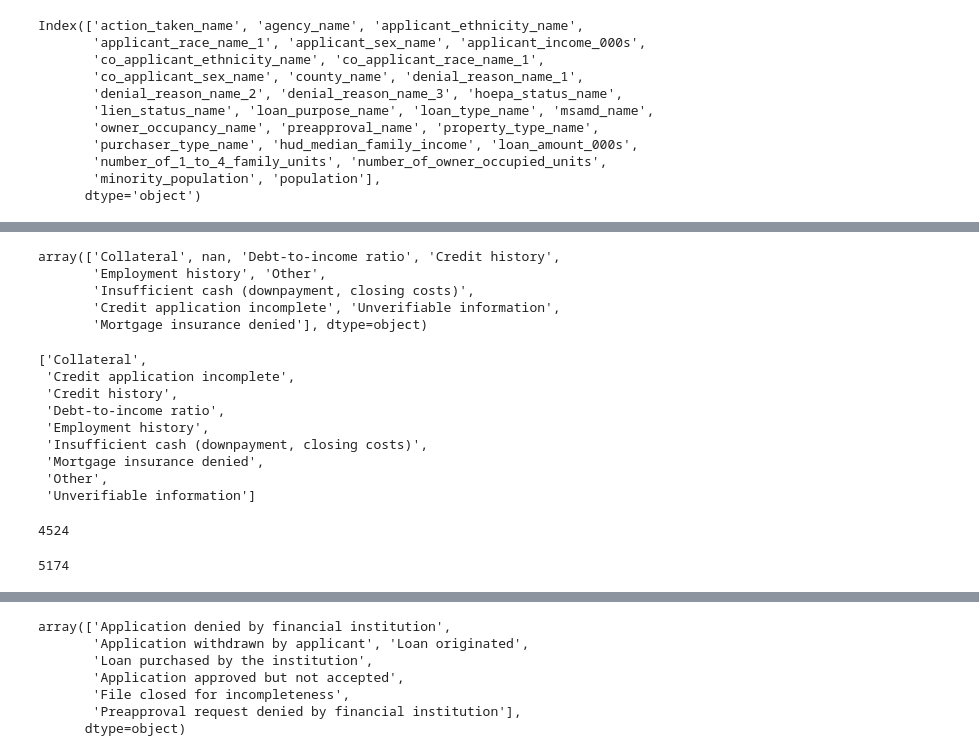
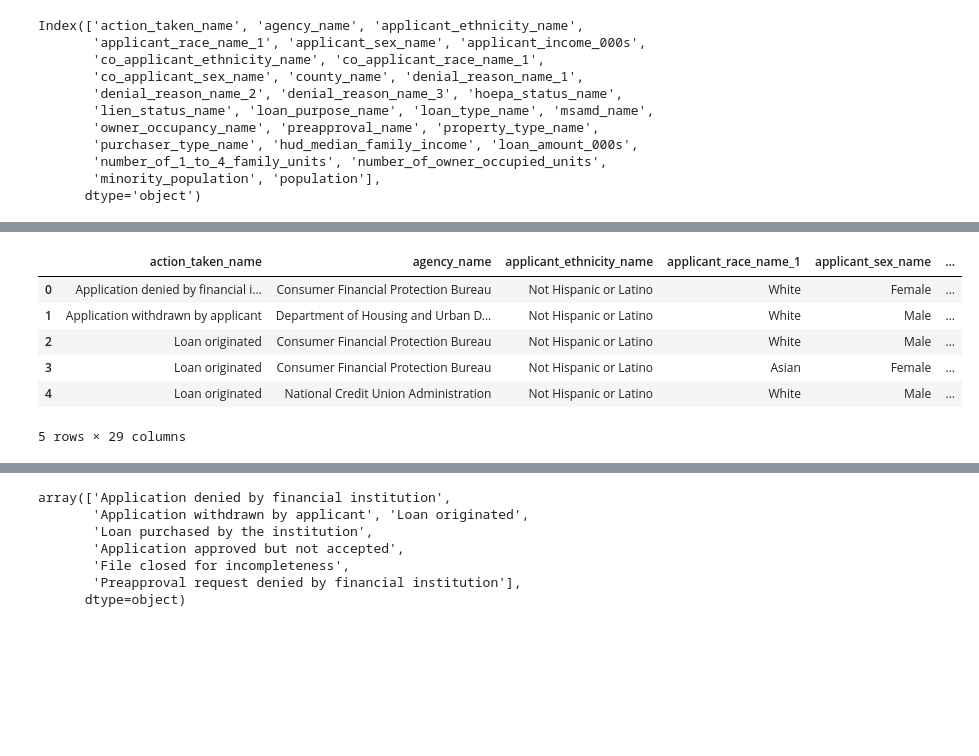
Before and after one commit to DJ1070/Darlehensanfragen, a Jupyter notebook: exploration.ipynb, the cells around one changed output, grey strips where cells are left out. Drawn from its saved outputs; the diff is of its cells as text; code cells hidden in the pictures; blank space fills up the shorter version.

```diff
--- a/exploration.ipynb
+++ b/exploration.ipynb
@@ -95,3 +123,13 @@ if df.action_taken_name ==
+# %%
+df.head()
+# %% [output]
+|  | action_taken_name | agency_name | applicant_ethnicity_name | applicant_race_name_1 | applicant_sex_name | ... |
+| 0 | Application denied by financial i... | Consumer Financial Protection Bureau | Not Hispanic or Latino | White | Female | ... |
+| 1 | Application withdrawn by applicant | Department of Housing and Urban D... | Not Hispanic or Latino | White | Male | ... |
+| 2 | Loan originated | Consumer Financial Protection Bureau | Not Hispanic or Latino | White | Male | ... |
+| 3 | Loan originated | Consumer Financial Protection Bureau | Not Hispanic or Latino | Asian | Female | ... |
+| 4 | Loan originated | National Credit Union Administration | Not Hispanic or Latino | White | Male | ... |
+5 rows × 29 columns
 # %%
 denial_reasons = pd.DataFrame({'reason_1': sorted(df[df.denial_reason_name_1.isnull() == False]['denial_reason_name_1'].unique()),
                                'reason_1_count': sorted(df[df.denial_reason_name_1.isnull() == False]['denial_reason_name_1'].value_counts()),
@@ -114,32 +152,3 @@ denial_reasons
 | 6 | Mortgage insurance denied | 4524 | Mortgage insurance denied | 761 | Mortgage insurance denied | 134 | 5419 |
 | 7 | Other | 5544 | Other | 935 | Other | 166 | 6645 |
 | 8 | Unverifiable information | 6402 | Unverifiable information | 1115 | Unverifiable information | 271 | 7788 |
-# %%
-df.denial_reason_name_1.unique()
-# %% [output]
-array(['Collateral', nan, 'Debt-to-income ratio', 'Credit history',
-       'Employment history', 'Other',
-       'Insufficient cash (downpayment, closing costs)',
-       'Credit application incomplete', 'Unverifiable information',
-       'Mortgage insurance denied'], dtype=object)
-# %%
-d_reasons = sorted(df[df.denial_reason_name_1.isnull() == False]['denial_reason_name_1'].unique())
-d_reasons
-# %% [output]
-['Collateral',
- 'Credit application incomplete',
- 'Credit history',
- 'Debt-to-income ratio',
- 'Employment history',
- 'Insufficient cash (downpayment, closing costs)',
- 'Mortgage insurance denied',
- 'Other',
- 'Unverifiable information']
-# %%
-df[df.denial_reason_name_1 == 'Collateral']['denial_reason_name_1'].count() + df[df.denial_reason_name_2 == 'Collateral']['denial_reason_name_2'].count() + df[df.denial_reason_name_3 == 'Collateral']['denial_reason_name_3'].count()
-# %% [output]
-4524
-# %%
-df[df.denial_reason_name_1 == 'Collateral']['denial_reason_name_1'].count() + df[df.denial_reason_name_2 == 'Collateral']['denial_reason_name_2'].count() + df[df.denial_reason_name_3 == 'Collateral']['denial_reason_name_3'].count()
-# %% [output]
-5174
```
Also changed, not shown: parts of 7 cells of this notebook.
